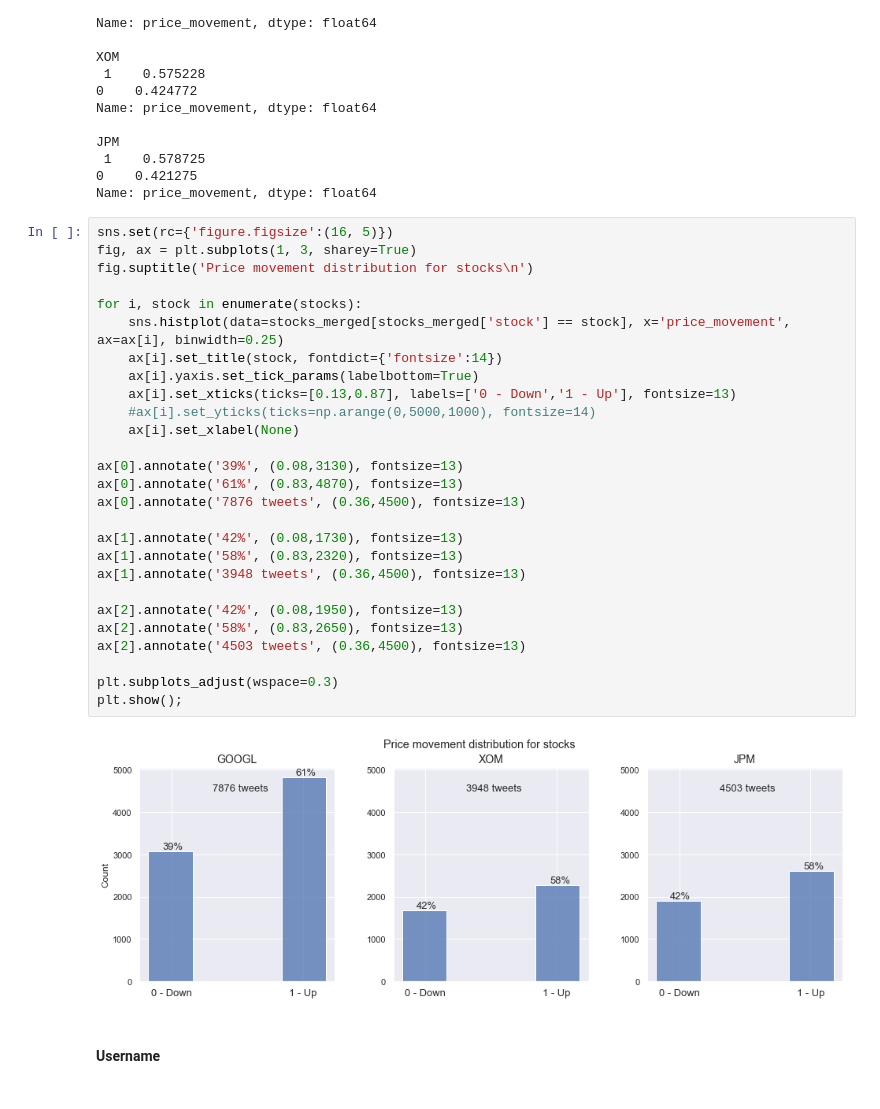
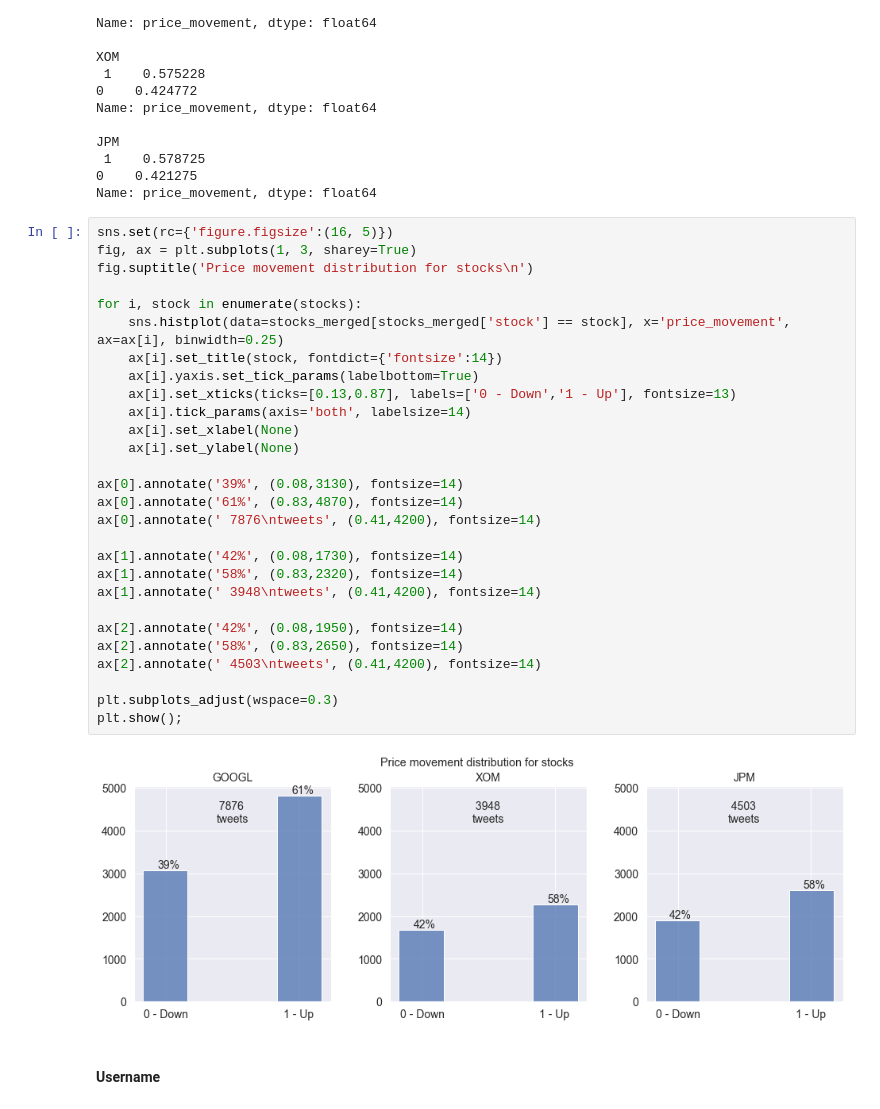
Before and after one commit to jduran3/Stock_price_movement_prediction_based_on_tweets, a Jupyter notebook: notebooks/EDA - Stock price movement prediction based on tweets.ipynb, the cells around one changed output. Saved outputs shown, nothing was run; the diff lists cells and outputs as text.

```diff
--- a/notebooks/EDA - Stock price movement prediction based on tweets.ipynb
+++ b/notebooks/EDA - Stock price movement prediction based on tweets.ipynb
@@ -116,32 +134,33 @@ Name: price_movement, dtype: float64
 # %%
 sns.set(rc={'figure.figsize':(16, 5)})
 fig, ax = plt.subplots(1, 3, sharey=True)
 fig.suptitle('Price movement distribution for stocks\n')
 
 for i, stock in enumerate(stocks):
     sns.histplot(data=stocks_merged[stocks_merged['stock'] == stock], x='price_movement', ax=ax[i], binwidth=0.25)
     ax[i].set_title(stock, fontdict={'fontsize':14})
     ax[i].yaxis.set_tick_params(labelbottom=True)
     ax[i].set_xticks(ticks=[0.13,0.87], labels=['0 - Down','1 - Up'], fontsize=13)
-    #ax[i].set_yticks(ticks=np.arange(0,5000,1000), fontsize=14)
+    ax[i].tick_params(axis='both', labelsize=14)
     ax[i].set_xlabel(None)
+    ax[i].set_ylabel(None)
 
-ax[0].annotate('39%', (0.08,3130), fontsize=13)
-ax[0].annotate('61%', (0.83,4870), fontsize=13)
-ax[0].annotate('7876 tweets', (0.36,4500), fontsize=13)
+ax[0].annotate('39%', (0.08,3130), fontsize=14)
+ax[0].annotate('61%', (0.83,4870), fontsize=14)
+ax[0].annotate(' 7876\ntweets', (0.41,4200), fontsize=14)
 
-ax[1].annotate('42%', (0.08,1730), fontsize=13)
-ax[1].annotate('58%', (0.83,2320), fontsize=13)
-ax[1].annotate('3948 tweets', (0.36,4500), fontsize=13)
+ax[1].annotate('42%', (0.08,1730), fontsize=14)
+ax[1].annotate('58%', (0.83,2320), fontsize=14)
+ax[1].annotate(' 3948\ntweets', (0.41,4200), fontsize=14)
 
-ax[2].annotate('42%', (0.08,1950), fontsize=13)
-ax[2].annotate('58%', (0.83,2650), fontsize=13)
-ax[2].annotate('4503 tweets', (0.36,4500), fontsize=13)
+ax[2].annotate('42%', (0.08,1950), fontsize=14)
+ax[2].annotate('58%', (0.83,2650), fontsize=14)
+ax[2].annotate(' 4503\ntweets', (0.41,4200), fontsize=14)
 
 plt.subplots_adjust(wspace=0.3)
 plt.show();
 # %% [output]
-[figure, old version]
+[figure, new version]
 # %% [markdown]
 #### Username
 # %%
```
Also changed, not shown: parts of 70 cells of this notebook, 3 other files.
